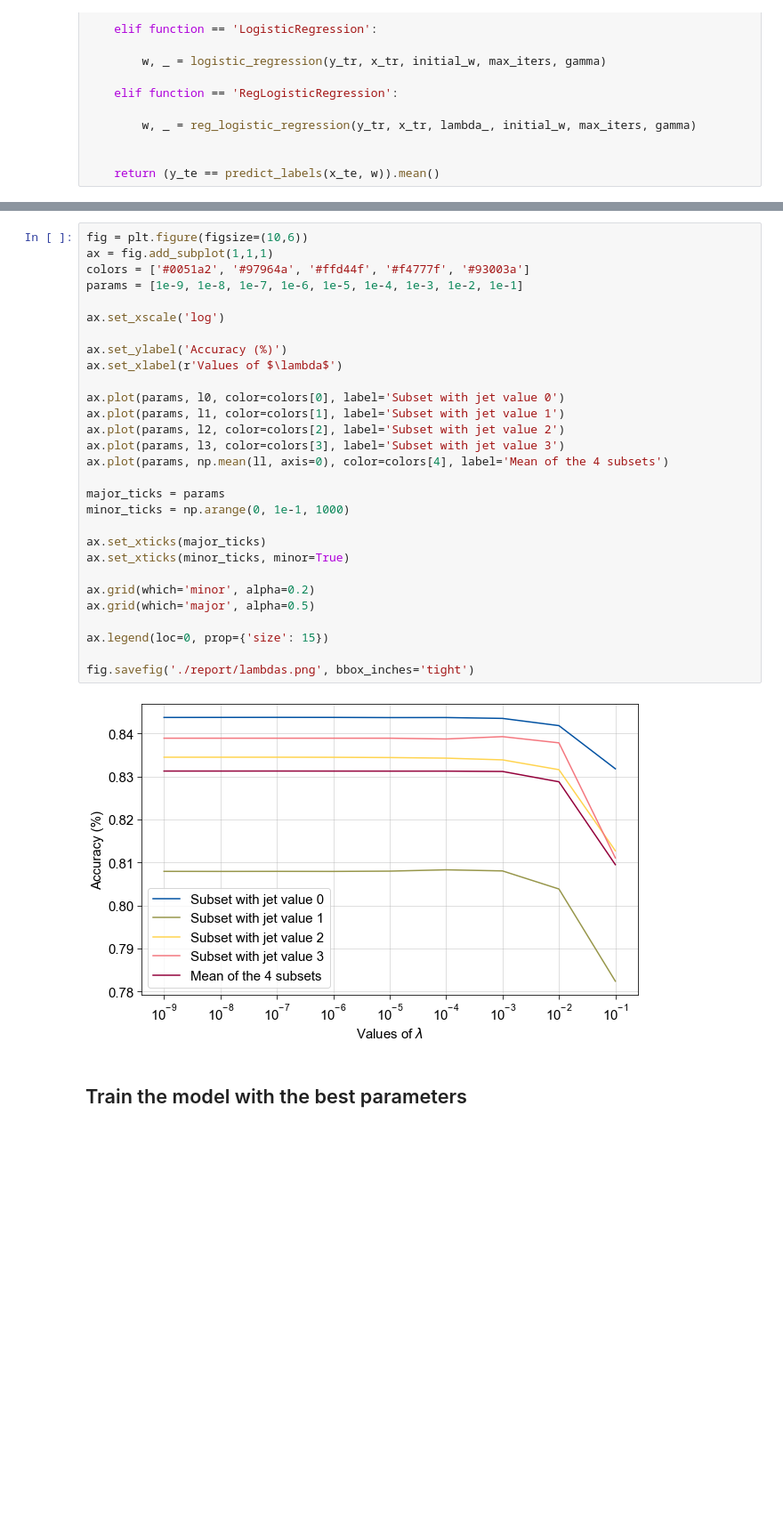
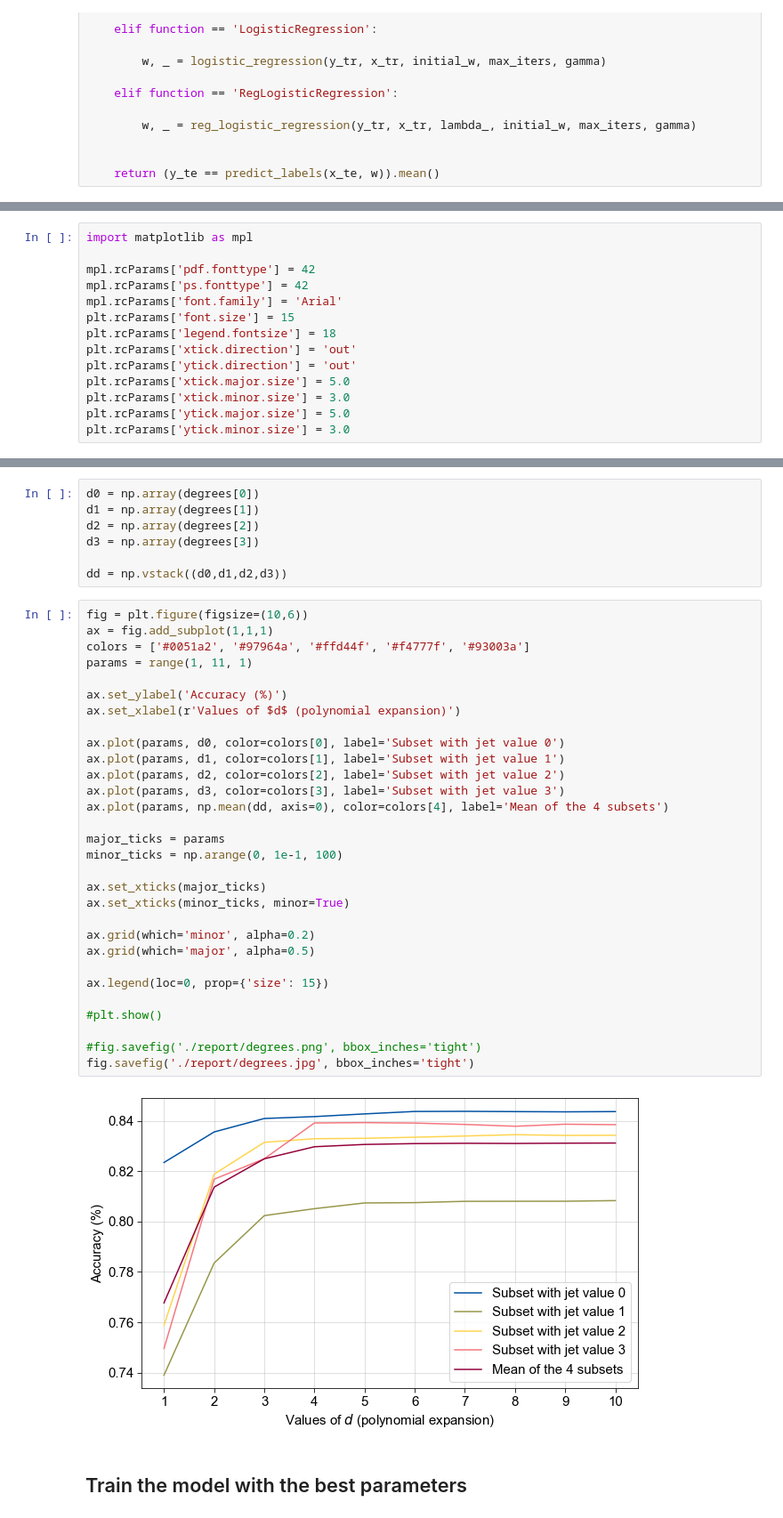
Before and after one commit to emanuelenevali/ML_HiggsBoson_CERN, a Jupyter notebook: HiggsChallenge.ipynb, the cells around one changed output, grey strips where cells are left out. Shown at 89% size. Drawn from its saved outputs; the diff is of its cells as text; blank space fills up the shorter version.

Commit message:
degrees plot

```diff
--- a/HiggsChallenge.ipynb
+++ b/HiggsChallenge.ipynb
@@ -226,3 +208,17 @@ lambdas
+# %%
+import matplotlib as mpl
+
+mpl.rcParams['pdf.fonttype'] = 42
+mpl.rcParams['ps.fonttype'] = 42
+mpl.rcParams['font.family'] = 'Arial'
+plt.rcParams['font.size'] = 15
+plt.rcParams['legend.fontsize'] = 18
+plt.rcParams['xtick.direction'] = 'out'
+plt.rcParams['ytick.direction'] = 'out'
+plt.rcParams['xtick.major.size'] = 5.0
+plt.rcParams['xtick.minor.size'] = 3.0
+plt.rcParams['ytick.major.size'] = 5.0
+plt.rcParams['ytick.minor.size'] = 3.0
 # %%
 l0 = np.array(lambdas[0])
 l1 = np.array(lambdas[1])
@@ -249,37 +276,45 @@ plt.rcParams['xtick.major.size'] = 5.0
 plt.rcParams['xtick.minor.size'] = 3.0
 plt.rcParams['ytick.major.size'] = 5.0
 plt.rcParams['ytick.minor.size'] = 3.0
+# %%
+d0 = np.array(degrees[0])
+d1 = np.array(degrees[1])
+d2 = np.array(degrees[2])
+d3 = np.array(degrees[3])
+
+dd = np.vstack((d0,d1,d2,d3))
 # %%
 fig = plt.figure(figsize=(10,6))
 ax = fig.add_subplot(1,1,1)
 colors = ['#0051a2', '#97964a', '#ffd44f', '#f4777f', '#93003a']
-params = [1e-9, 1e-8, 1e-7, 1e-6, 1e-5, 1e-4, 1e-3, 1e-2, 1e-1]
-
-ax.set_xscale('log')
+params = range(1, 11, 1)
 
 ax.set_ylabel('Accuracy (%)')
-ax.set_xlabel(r'Values of $\lambda$')
+ax.set_xlabel(r'Values of $d$ (polynomial expansion)')
 
-ax.plot(params, l0, color=colors[0], label='Subset with jet value 0')
-ax.plot(params, l1, color=colors[1], label='Subset with jet value 1')
-ax.plot(params, l2, color=colors[2], label='Subset with jet value 2')
-ax.plot(params, l3, color=colors[3], label='Subset with jet value 3')
-ax.plot(params, np.mean(ll, axis=0), color=colors[4], label='Mean of the 4 subsets')
+ax.plot(params, d0, color=colors[0], label='Subset with jet value 0')
+ax.plot(params, d1, color=colors[1], label='Subset with jet value 1')
+ax.plot(params, d2, color=colors[2], label='Subset with jet value 2')
+ax.plot(params, d3, color=colors[3], label='Subset with jet value 3')
+ax.plot(params, np.mean(dd, axis=0), color=colors[4], label='Mean of the 4 subsets')
 
 major_ticks = params
-minor_ticks = np.arange(0, 1e-1, 1000)
+minor_ticks = np.arange(0, 1e-1, 100)
 
 ax.set_xticks(major_ticks)
 ax.set_xticks(minor_ticks, minor=True)
 
 ax.grid(which='minor', alpha=0.2)
 ax.grid(which='major', alpha=0.5)
 
 ax.legend(loc=0, prop={'size': 15})
 
-fig.savefig('./report/lambdas.png', bbox_inches='tight')
+#plt.show()
+
+#fig.savefig('./report/degrees.png', bbox_inches='tight')
+fig.savefig('./report/degrees.jpg', bbox_inches='tight')
 # %% [output]
-[figure, old version]
+[figure, new version]
 # %% [markdown]
 ## Train the model with the best parameters
 # %%
```
Also changed, not shown: parts of 8 cells of this notebook, 2 other files.
